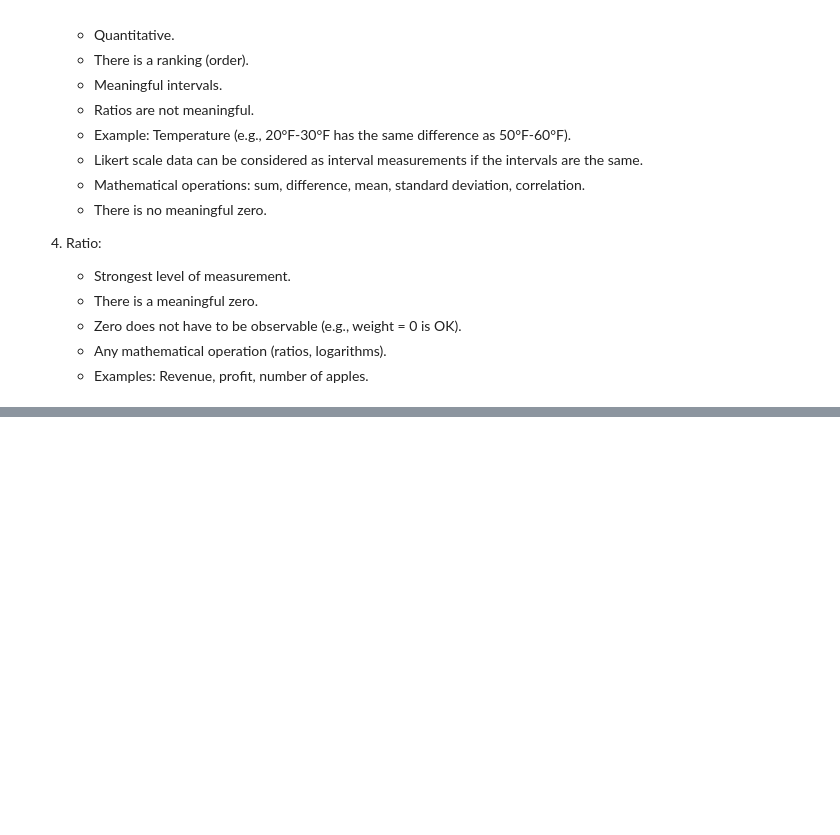
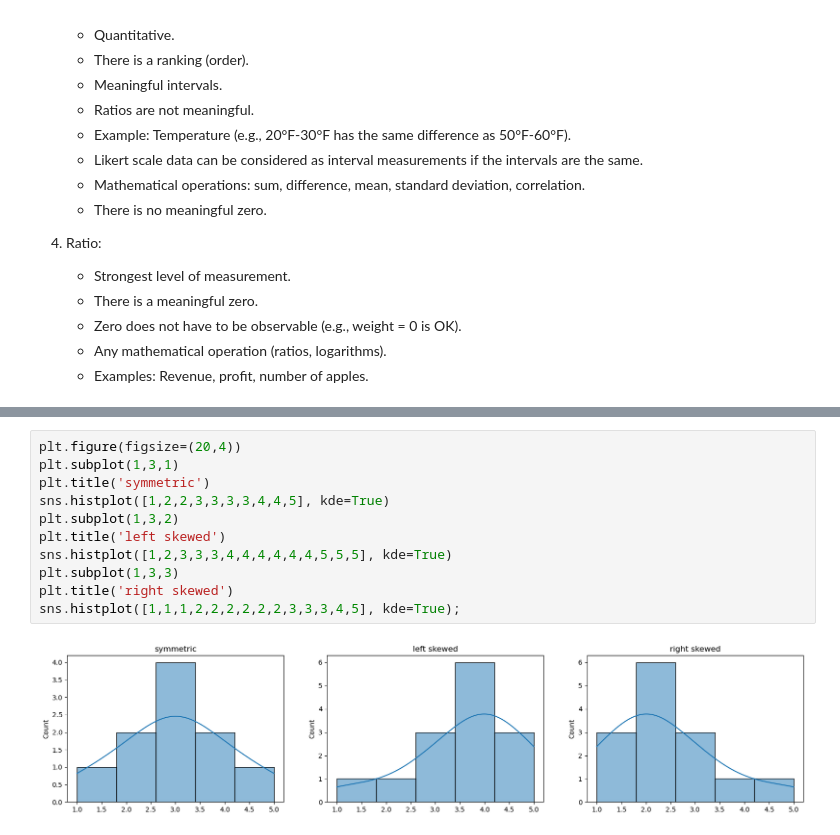
Before and after one commit to datasmp/pfds, a Jupyter notebook: _sources/basic_info.ipynb, the cells around one changed output, grey strips where cells are left out. Drawn from its saved outputs; the diff is of its cells as text; blank space fills up the shorter version.

```diff
--- a/_sources/basic_info.ipynb
+++ b/_sources/basic_info.ipynb
@@ -76,2 +155,15 @@ _Warning_: Continuous variables are often rounded, making them appear like discr
+# %%
+plt.figure(figsize=(20,4))
+plt.subplot(1,3,1)
+plt.title('symmetric')
+sns.histplot([1,2,2,3,3,3,3,4,4,5], kde=True)
+plt.subplot(1,3,2)
+plt.title('left skewed')
+sns.histplot([1,2,3,3,3,4,4,4,4,4,4,5,5,5], kde=True)
+plt.subplot(1,3,3)
+plt.title('right skewed')
+sns.histplot([1,1,1,2,2,2,2,2,2,3,3,3,4,5], kde=True);
+# %% [output]
+[figure, added]
 # %% [markdown]
 ## Correlation Coefficient
```
Also changed, not shown: parts of 13 cells of this notebook, 8 other files.
